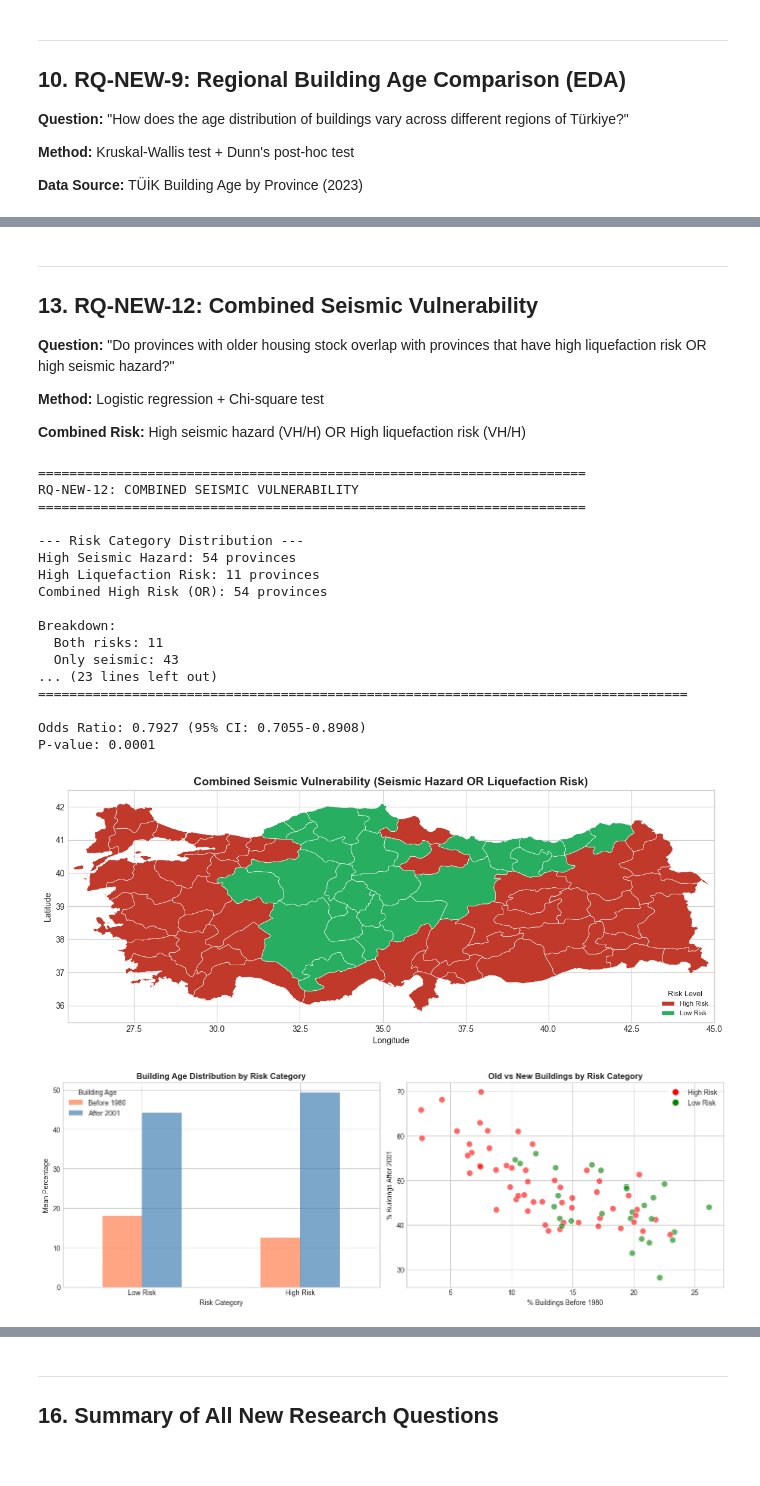
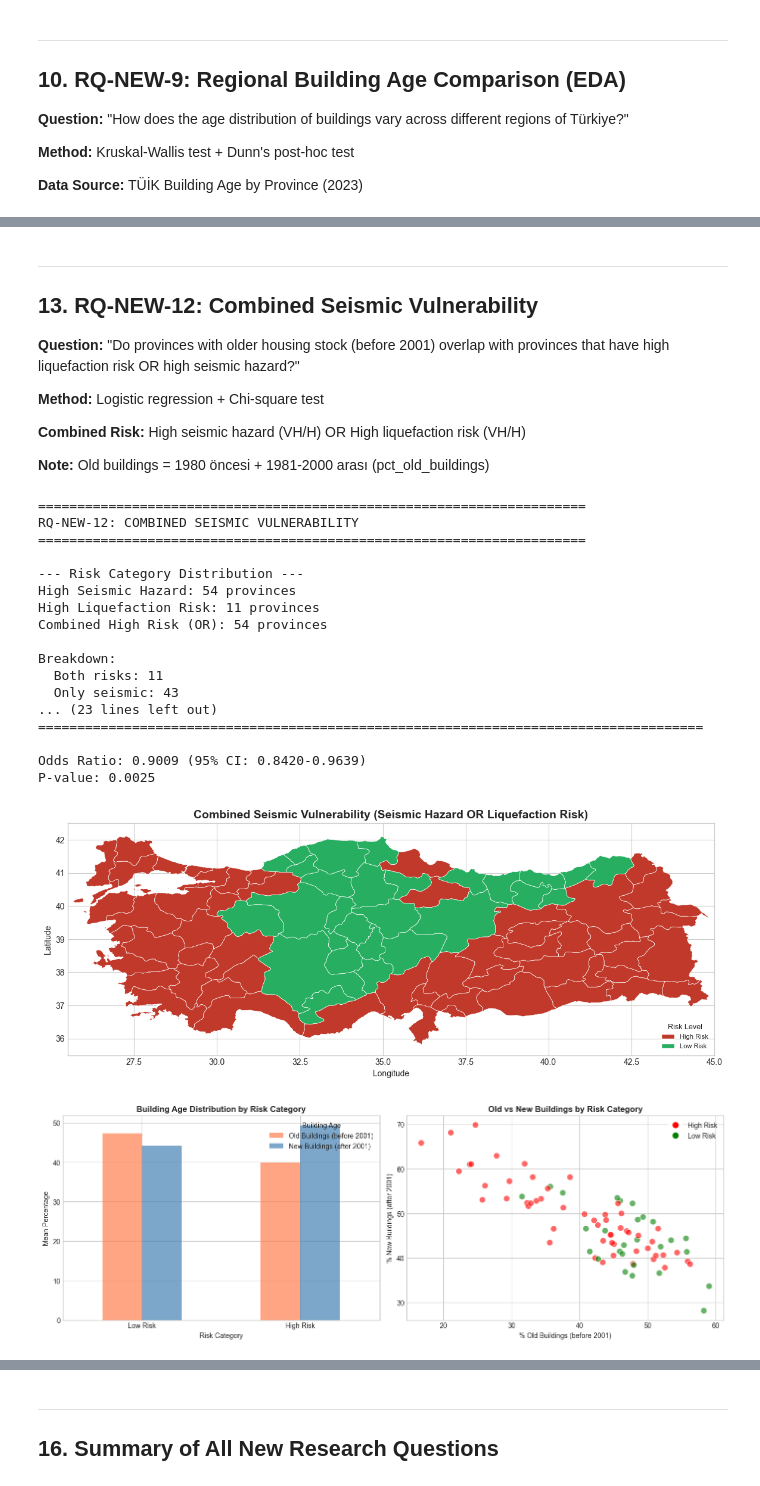
Before and after one commit to esenbora/stat495project, a Jupyter notebook: notebooks/17_new_research_questions.ipynb, the cells around one changed output, grey strips where cells are left out. Drawn from its saved outputs; the diff is of its cells as text; code cells hidden in the pictures.

```diff
--- a/notebooks/17_new_research_questions.ipynb
+++ b/notebooks/17_new_research_questions.ipynb
@@ -1030,11 +1249,11 @@ print('='*70)
 print('RQ-NEW-11: SAFETY RISK ANALYSIS')
 print('='*70)
 
-# Create old building category (above/below median)
-median_old = building_df['pct_before_1980'].median()
-building_df['old_building_cat'] = np.where(building_df['pct_before_1980'] >= median_old, 'High (>=median)', 'Low (<median)')
+# Create old building category (above/below median) using pct_old_buildings
+median_old = building_df['pct_old_buildings'].median()
+building_df['old_building_cat'] = np.where(building_df['pct_old_buildings'] >= median_old, 'High (>=median)', 'Low (<median)')
 
-print(f"\nMedian % old buildings: {median_old:.2f}%")
+print(f"\nMedian % old buildings (before 2001): {median_old:.2f}%")
 
 # Contingency table
 contingency = pd.crosstab(building_df['old_building_cat'], building_df['high_seismic'])
@@ -1051,8 +1270,8 @@ print(f"P-value: {p_chi:.4f}")
 print(f"Conclusion: {'Significant association' if p_chi < 0.05 else 'No significant association'} (α=0.05)")
 
 # Mann-Whitney U test
-high_seismic_old = building_df[building_df['high_seismic'] == 1]['pct_before_1980']
-low_seismic_old = building_df[building_df['high_seismic'] == 0]['pct_before_1980']
+high_seismic_old = building_df[building_df['high_seismic'] == 1]['pct_old_buildings']
+low_seismic_old = building_df[building_df['high_seismic'] == 0]['pct_old_buildings']
 
 u_stat, p_mw = stats.mannwhitneyu(high_seismic_old, low_seismic_old, alternative='two-sided')
 print(f"\n--- Mann-Whitney U Test ---")
@@ -1062,7 +1281,7 @@ print(f"U-statistic: {u_stat:.0f}")
 print(f"P-value: {p_mw:.4f}")
 
 # Point-biserial correlation
-r_pb, p_pb = stats.pointbiserialr(building_df['high_seismic'], building_df['pct_before_1980'])
+r_pb, p_pb = stats.pointbiserialr(building_df['high_seismic'], building_df['pct_old_buildings'])
 print(f"\n--- Point-Biserial Correlation ---")
 print(f"r = {r_pb:.4f}")
 print(f"P-value: {p_pb:.4f}")
@@ -1086,7 +1305,7 @@ bp = ax2.boxplot([low_seismic_old, high_seismic_old], labels=['Low/Medium Seismi
                   patch_artist=True)
 bp['boxes'][0].set_facecolor('lightgreen')
 bp['boxes'][1].set_facecolor('lightcoral')
-ax2.set_ylabel('% Buildings Before 1980')
+ax2.set_ylabel('% Old Buildings (before 2001)')
 ax2.set_title(f'Old Buildings: Low vs High Seismic Zones\n(Mann-Whitney p={p_mw:.4f})', fontweight='bold')
 
 plt.tight_layout()
@@ -1115,11 +1334,13 @@ P-value: 0.0000
 ---
 ## 13. RQ-NEW-12: Combined Seismic Vulnerability
 
-**Question:** "Do provinces with older housing stock overlap with provinces that have high liquefaction risk OR high seismic hazard?"
+**Question:** "Do provinces with older housing stock (before 2001) overlap with provinces that have high liquefaction risk OR high seismic hazard?"
 
 **Method:** Logistic regression + Chi-square test
 
 **Combined Risk:** High seismic hazard (VH/H) OR High liquefaction risk (VH/H)
+
+**Note:** Old buildings = 1980 öncesi + 1981-2000 arası (pct_old_buildings)
 # %%
 print('='*70)
 print('RQ-NEW-12: COMBINED SEISMIC VULNERABILITY')
@@ -1149,9 +1370,9 @@ print(f"  Only seismic: {only_seismic}")
 print(f"  Only liquefaction: {only_liq}")
 print(f"  Neither: {neither}")
 
-# Descriptive stats
-print("\n--- % Old Buildings by Combined Risk ---")
-risk_stats = building_df.groupby('high_risk_combined')['pct_before_1980'].agg(['count', 'mean', 'std', 'median'])
+# Descriptive stats (using pct_old_buildings)
+print("\n--- % Old Buildings (before 2001) by Combined Risk ---")
+risk_stats = building_df.groupby('high_risk_combined')['pct_old_buildings'].agg(['count', 'mean', 'std', 'median'])
 risk_stats.index = ['Low Risk', 'High Risk']
 print(risk_stats.round(2))
 
@@ -1165,19 +1386,19 @@ chi2, p_chi, dof, expected = stats.chi2_contingency(contingency)
 print(f"\n--- Chi-square Test ---")
 print(f"Chi² = {chi2:.4f}, df = {dof}, p = {p_chi:.4f}")
 
-# Logistic Regression: combined_risk ~ pct_before_1980
+# Logistic Regression: combined_risk ~ pct_old_buildings
 print("\n--- Logistic Regression: Combined Risk ~ % Old Buildings ---")
-X = sm.add_constant(building_df[['pct_before_1980']])
+X = sm.add_constant(building_df[['pct_old_buildings']])
 y = building_df['high_risk_combined']
 
 logit_model = sm.Logit(y, X).fit(disp=0)
 print(logit_model.summary().tables[1])
 
 # Odds ratio
-odds_ratio = np.exp(logit_model.params['pct_before_1980'])
-ci = np.exp(logit_model.conf_int().loc['pct_before_1980'])
+odds_ratio = np.exp(logit_model.params['pct_old_buildings'])
+ci = np.exp(logit_model.conf_int().loc['pct_old_buildings'])
 print(f"\nOdds Ratio: {odds_ratio:.4f} (95% CI: {ci[0]:.4f}-{ci[1]:.4f})")
-print(f"P-value: {logit_model.pvalues['pct_before_1980']:.4f}")
+print(f"P-value: {logit_model.pvalues['pct_old_buildings']:.4f}")
 
 # Figure 1: Combined risk choropleth map
 building_df['risk_category'] = building_df['high_risk_combined'].map({0: 'Low Risk', 1: 'High Risk'})
@@ -1202,9 +1423,9 @@ fig, axes = plt.subplots(1, 2, figsize=(14, 5))
 
 # Grouped bar chart
 ax1 = axes[0]
-risk_comparison = building_df.groupby('high_risk_combined')[['pct_before_1980', 'pct_after_2001']].mean()
+risk_comparison = building_df.groupby('high_risk_combined')[['pct_old_buildings', 'pct_new_buildings']].mean()
 risk_comparison.index = ['Low Risk', 'High Risk']
-risk_comparison.columns = ['Before 1980', 'After 2001']
+risk_comparison.columns = ['Old Buildings (before 2001)', 'New Buildings (after 2001)']
 risk_comparison.plot(kind='bar', ax=ax1, color=['coral', 'steelblue'], alpha=0.7)
 ax1.set_xlabel('Risk Category')
 ax1.set_ylabel('Mean Percentage')
@@ -1215,41 +1436,41 @@ ax1.legend(title='Building Age')
 # Scatter plot with risk coloring
 ax2 = axes[1]
 colors = building_df['high_risk_combined'].map({0: 'green', 1: 'red'})
-ax2.scatter(building_df['pct_before_1980'], building_df['pct_after_2001'],
+ax2.scatter(building_df['pct_old_buildings'], building_df['pct_new_buildings'],
             c=colors, alpha=0.6, s=80, edgecolors='white')
-ax2.set_xlabel('% Buildings Before 1980')
-ax2.set_ylabel('% Buildings After 2001')
+ax2.set_xlabel('% Old Buildings (before 2001)')
+ax2.set_ylabel('% New Buildings (after 2001)')
 ax2.set_title('Old vs New Buildings by Risk Category', fontweight='bold')
 
 # Add legend
 from matplotlib.lines import Line2D
 legend_elements = [Line2D([0], [0], marker='o', color='w', markerfacecolor='red', markersize=10, label='High Risk'),
                    Line2D([0], [0], marker='o', color='w', markerfacecolor='green', markersize=10, label='Low Risk')]
 ax2.legend(handles=legend_elements, loc='upper right')
 
 plt.tight_layout()
 plt.savefig(os.path.join(OUTPUT_DIR, 'rq12_combined_vulnerability.png'), dpi=300, bbox_inches='tight')
 plt.show()
 # %% [output]
 ======================================================================
 RQ-NEW-12: COMBINED SEISMIC VULNERABILITY
 ======================================================================
 
 --- Risk Category Distribution ---
 High Seismic Hazard: 54 provinces
 High Liquefaction Risk: 11 provinces
 Combined High Risk (OR): 54 provinces
 
 Breakdown:
   Both risks: 11
   Only seismic: 43
 ... (23 lines left out)
-===================================================================================
+=====================================================================================
 
-Odds Ratio: 0.7927 (95% CI: 0.7055-0.8908)
-P-value: 0.0001
+Odds Ratio: 0.9009 (95% CI: 0.8420-0.9639)
+P-value: 0.0025
 [figure]
-[figure, old version]
+[figure, new version]
 # %% [markdown]
 ---
 ## 14. RQ-NEW-13: Earthquake Frequency vs Building Age
```
Also changed, not shown: parts of 17 cells of this notebook, 19 other files.
